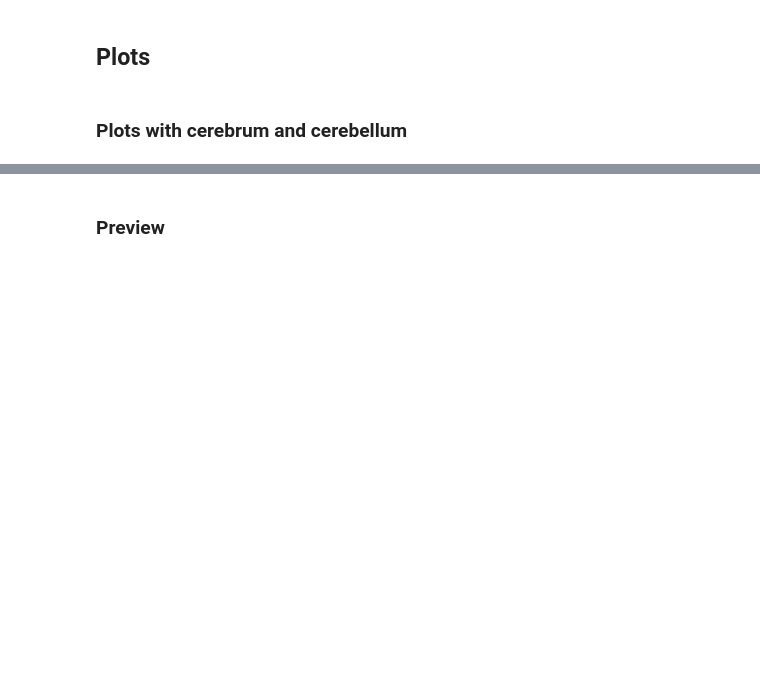
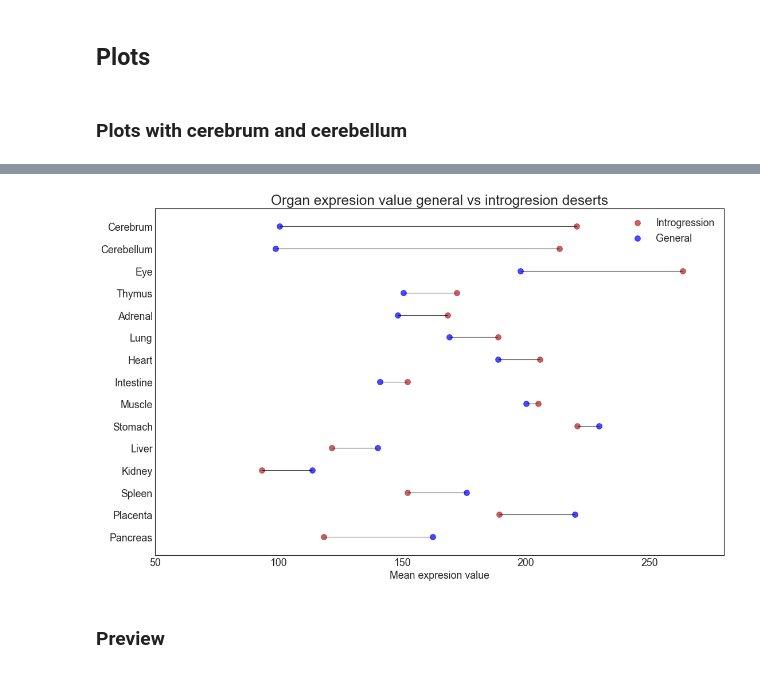
Before and after one commit to jjaa-mp/desertsHomo, a Jupyter notebook: 0.code/rg_expression_genes_first.ipynb, the cells around one changed output, grey strips where cells are left out. Drawn from its saved outputs; the diff is of its cells as text; code cells hidden in the pictures; blank space fills up the shorter version.

Commit message:
Second update: tests & organ mean expression plots

```diff
--- a/0.code/rg_expression_genes_first.ipynb
+++ b/0.code/rg_expression_genes_first.ipynb
@@ -300,6 +400,27 @@ fig = px.scatter(exp_cerebr_cerebel, x="max.expr", y="fold.change", color="max.c
 fig.show()
 # %% [output]
 [interactive output not drawn]
+# %%
+# Prepare Data Introgression deserts
+DE_gene_cellsFTemp=DE_means.sort_values(by=["diff"],ascending=True) # DE_means (whole) DE_meansCore DE_meansExt
+DE_gene_cellsFTemp=DE_gene_cellsFTemp.reset_index()
+
+# Draw plot
+fig, ax = plt.subplots(figsize=(16,10), dpi= 80)
+ax.hlines(y=DE_gene_cellsFTemp.index, xmin=DE_gene_cellsFTemp.General, xmax=DE_gene_cellsFTemp.IntrogrDes, color='black', alpha=0.7, linewidth=1)
+p1=ax.scatter(y=DE_gene_cellsFTemp.index, x=DE_gene_cellsFTemp.IntrogrDes, s=75, color='firebrick', alpha=0.7)
+p2=ax.scatter(y=DE_gene_cellsFTemp.index, x=DE_gene_cellsFTemp.General, s=75, color='blue', alpha=0.7)
+
+# Title, Label, Ticks and Ylim
+ax.set_title('Organ expresion value general vs introgresion deserts', fontdict={'size':22}) #+Peyregne Core or Ext
+ax.set_xlabel('Mean expresion value')
+ax.set_yticks(DE_gene_cellsFTemp.index)
+ax.set_yticklabels(DE_gene_cellsFTemp.organ.str.title(), fontdict={'horizontalalignment': 'right'})
+ax.set_xlim(50, 280) #1500 for Core and Ext
+plt.legend([p1, p2], ['Introgression','General'])
+plt.show()
+# %% [output]
+[figure, added]
 # %% [markdown]
 ### Preview
 # %%
```
Also changed, not shown: parts of 15 cells of this notebook.
